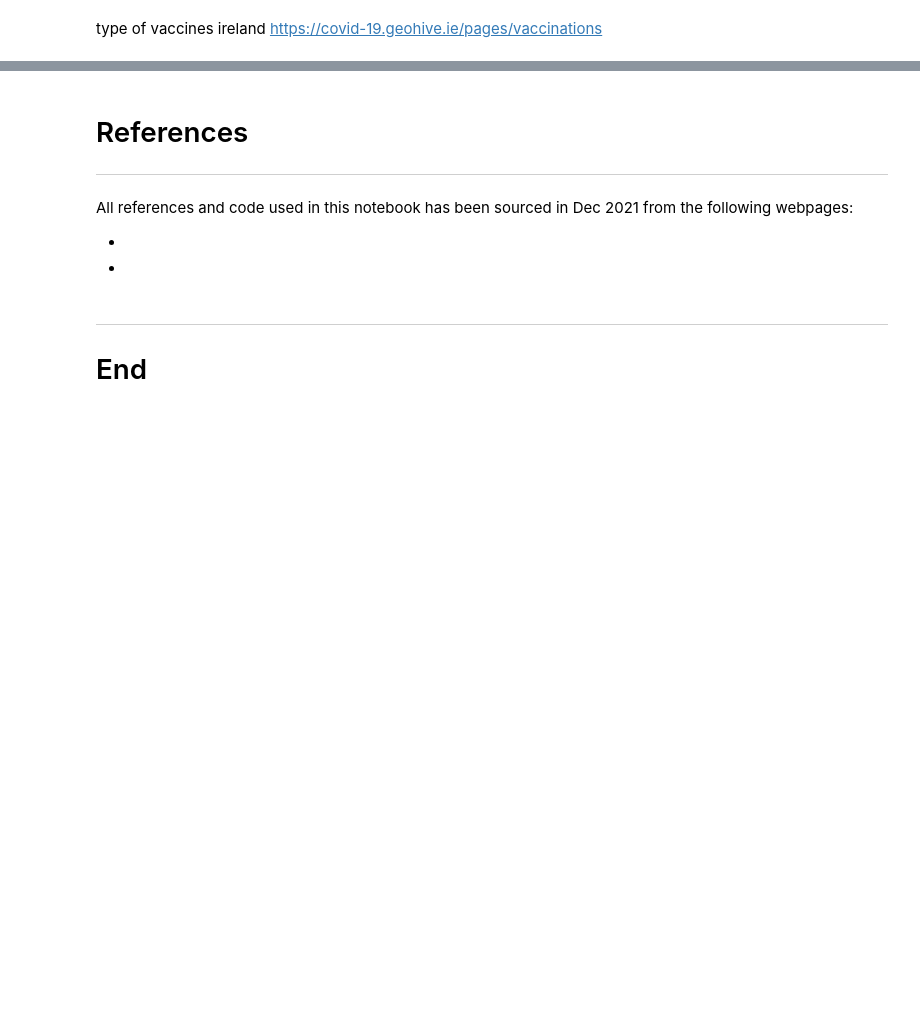
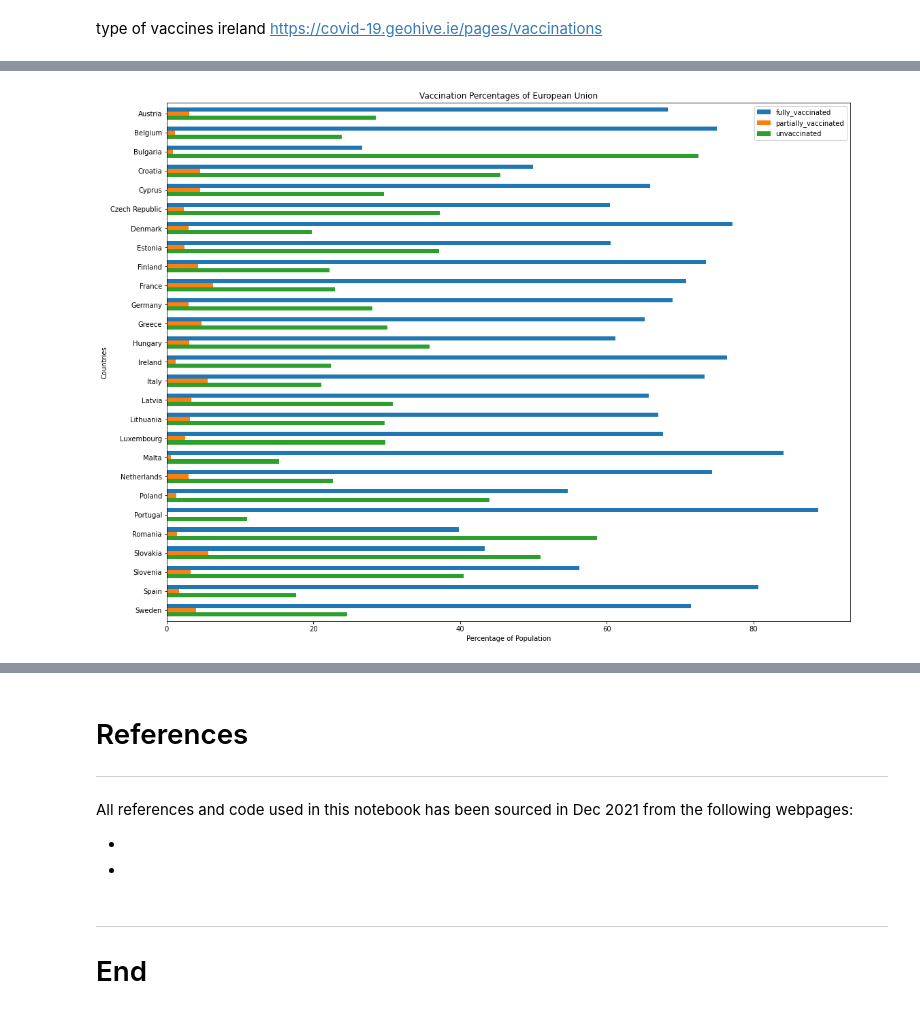
Before and after one commit to SarahMcN25/programming_for_D.A.project, a Jupyter notebook: project2.ipynb, the cells around one changed output, grey strips where cells are left out. Cells and saved outputs as stored; diff of their text form; code cells hidden in the pictures; blank space fills up the shorter version.

```diff
--- a/project2.ipynb
+++ b/project2.ipynb
@@ -51,4 +71,13 @@ import matplotlib.pyplot as plt
 import pandas as pd
 
 #
+# %%
+# Using magic command to set plots to display inline.
+%matplotlib inline
+
+# Setting plot style.
+#plt.style.use('fivethirtyeight')
+
+# Set figure size.
+plt.rcParams['figure.figsize'] = [18, 14]
 # %% [markdown]
@@ -184,0 +267,9 @@ SyntaxError: invalid syntax (<ipython-input-46-814d30f986a2>, line 1)
+# %%
+df.plot.barh(x='country', y=['fully_vaccinated', 'partially_vaccinated', 'unvaccinated'], width=0.65)
+plt.gca().invert_yaxis()
+plt.xlabel('Percentage of Population')
+plt.ylabel('Countries')
+plt.title('Vaccination Percentages of European Union')
+plt.show()
+# %% [output]
+[figure, added]
```
Also changed, not shown: parts of 27 cells of this notebook, 2 other files.
